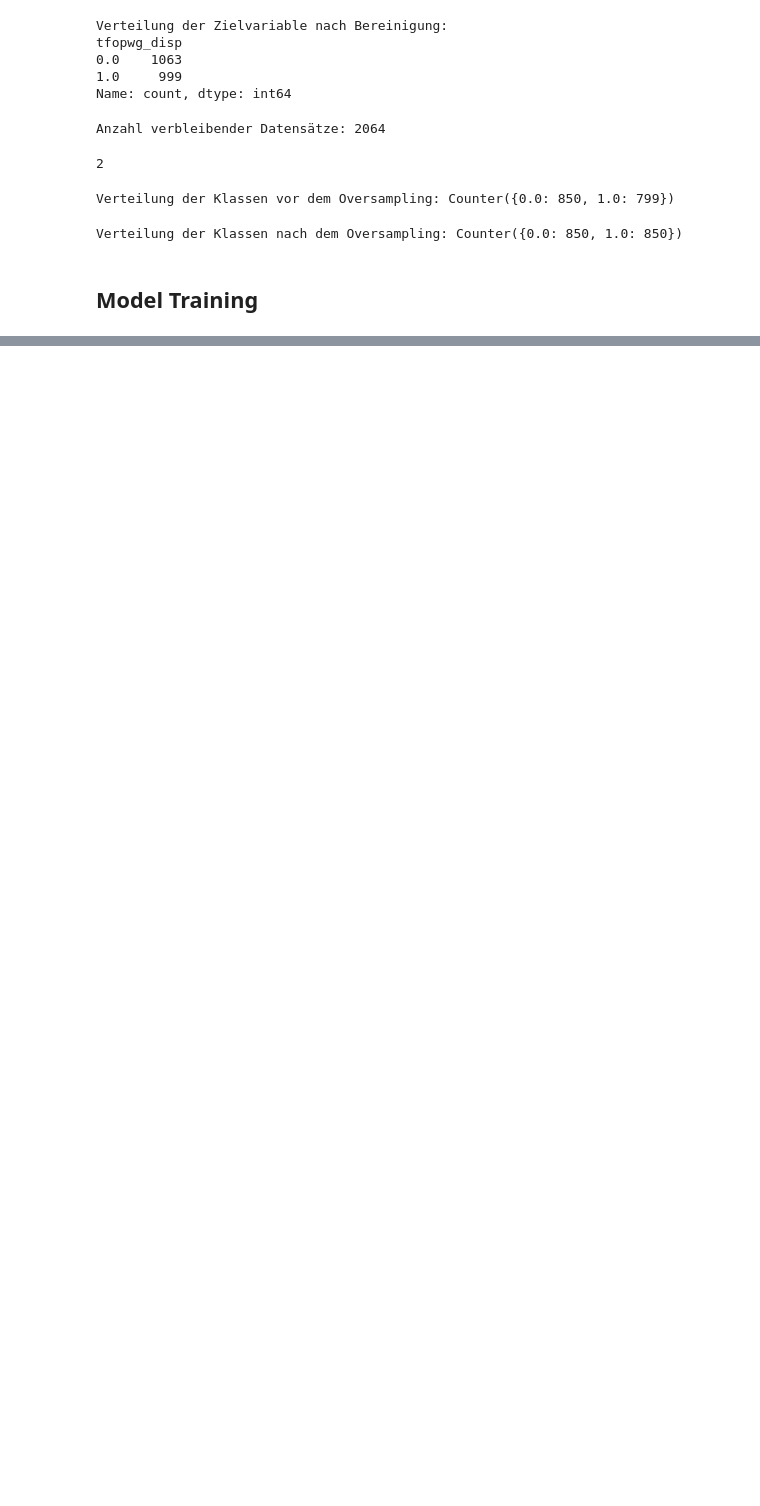
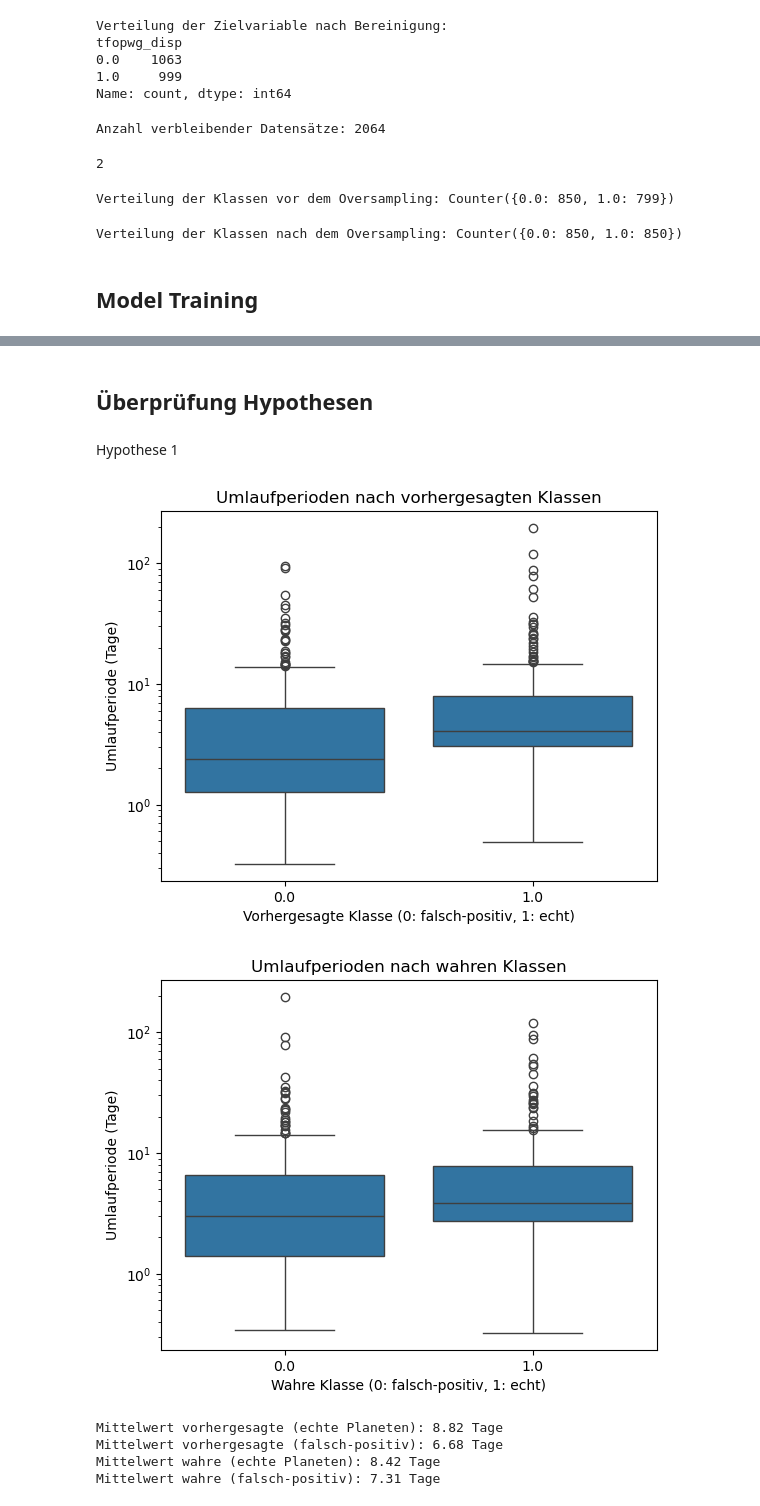
Before and after one commit to steve-shooty/nasa-exoplanet-data-work, a Jupyter notebook: tess_candidates.ipynb, the cells around one changed output, grey strips where cells are left out. Cells and saved outputs as stored; diff of their text form; code cells hidden in the pictures; blank space fills up the shorter version.

Commit message:
Refactor data processing and notebook initialization

```diff
--- a/tess_candidates.ipynb
+++ b/tess_candidates.ipynb
@@ -327,0 +317,9 @@ ModuleNotFoundError: No module named 'xgboost'
+# %%
+from sklearn.ensemble import HistGradientBoostingClassifier
+from sklearn.model_selection import cross_val_score
+
+# Modellinstanziierung
+hist_gb = HistGradientBoostingClassifier(random_state=42)
+hist_gb.fit(X_train, y_train)
+
+y_pred_gb = hist_gb.predict(X_test)
@@ -327,0 +452,5 @@ ModuleNotFoundError: No module named 'xgboost'
+# %%
+check_overfitting(log_reg, X_train_scaled, X_test_scaled, y_train, y_test, "Logistic Regression")
+check_overfitting(random_forest, X_train, X_test, y_train, y_test, "Random Forest")
+check_overfitting(svm_model, X_train_scaled, X_test_scaled, y_train, y_test, "Support Vector Machine")
+check_overfitting(hist_gb, X_train, X_test, y_train, y_test, "Gradient Boosting")
@@ -327,0 +477,43 @@ ModuleNotFoundError: No module named 'xgboost'
+# %% [markdown]
+## Überprüfung Hypothesen
+# %% [markdown]
+Hypothese 1
+# %%
+# Untersuchung der Verteilung der Umlaufperioden nach Klassen
+best_model = hist_gb # beste Modell
+
+Xy_test = X_test.copy()
+Xy_test['true_class'] = y_test
+pred_data = X_test.copy()
+pred_data['predicted_class'] = best_model.predict(X_test)
+
+sns.boxplot(data=pred_data, x='predicted_class', y='pl_orbper')
+plt.title('Umlaufperioden nach vorhergesagten Klassen')
+plt.xlabel('Vorhergesagte Klasse (0: falsch-positiv, 1: echt)')
+plt.ylabel('Umlaufperiode (Tage)')
+plt.yscale('log')
+plt.show()
+
+sns.boxplot(data=Xy_test, x='true_class', y='pl_orbper')
+plt.title('Umlaufperioden nach wahren Klassen')
+plt.xlabel('Wahre Klasse (0: falsch-positiv, 1: echt)')
+plt.ylabel('Umlaufperiode (Tage)')
+plt.yscale('log')
+plt.show()
+
+# Statistische Analyse
+short_periods_pred = pred_data[pred_data['predicted_class'] == 1]['pl_orbper']
+long_periods_pred = pred_data[pred_data['predicted_class'] == 0]['pl_orbper']
+short_periods_true = Xy_test[Xy_test['true_class'] == 1]['pl_orbper']
+long_periods_true = Xy_test[Xy_test['true_class'] == 0]['pl_orbper']
+print(f"Mittelwert vorhergesagte (echte Planeten): {short_periods_pred.mean():.2f} Tage")
+print(f"Mittelwert vorhergesagte (falsch-positiv): {long_periods_pred.mean():.2f} Tage")
+print(f"Mittelwert wahre (echte Planeten): {short_periods_true.mean():.2f} Tage")
+print(f"Mittelwert wahre (falsch-positiv): {long_periods_true.mean():.2f} Tage")
+# %% [output]
+[figure, added]
+[figure, added]
+Mittelwert vorhergesagte (echte Planeten): 8.82 Tage
+Mittelwert vorhergesagte (falsch-positiv): 6.68 Tage
+Mittelwert wahre (echte Planeten): 8.42 Tage
+Mittelwert wahre (falsch-positiv): 7.31 Tage
```
Also changed, not shown: parts of 12 cells of this notebook.
